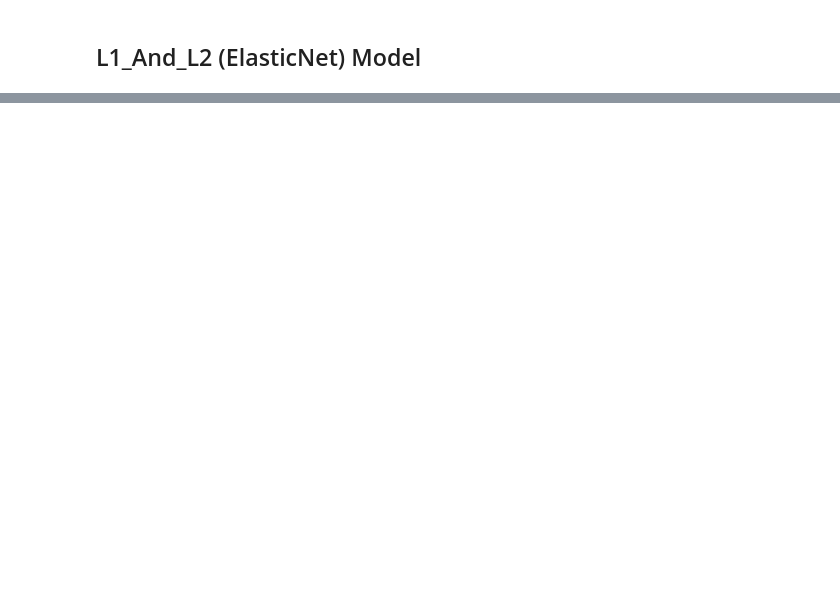
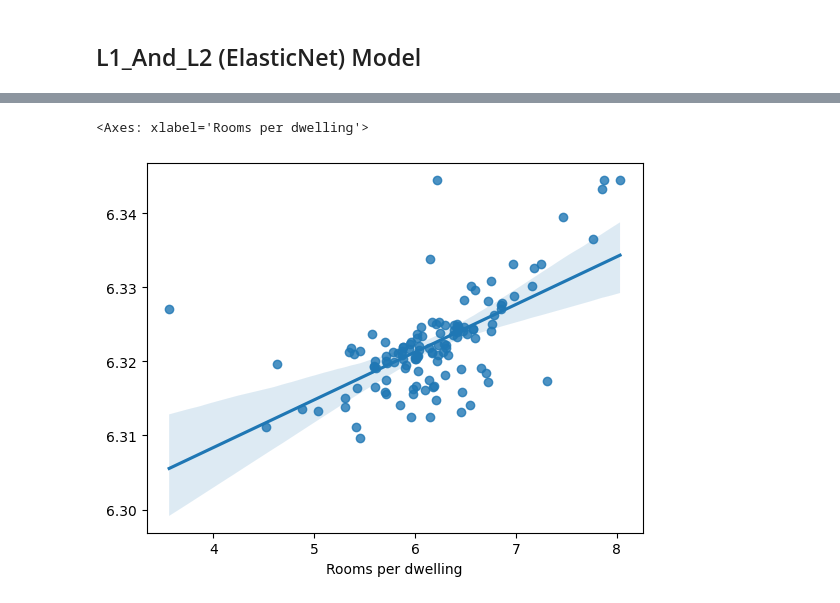
Before and after one commit to AnoopGeorge418/House-Price-Predictor, a Jupyter notebook: notebooks/Model_Building.ipynb, the cells around one changed output, grey strips where cells are left out. Saved outputs shown, nothing was run; the diff lists cells and outputs as text; code cells hidden in the pictures; blank space fills up the shorter version.

```diff
--- a/notebooks/Model_Building.ipynb
+++ b/notebooks/Model_Building.ipynb
@@ -180,0 +263,5 @@ elastic = ElasticNet()
+# %%
+sns.regplot(x = y_test, y = elastic_pred)
+# %% [output]
+<Axes: xlabel='Rooms per dwelling'>
+[figure, added]
```
Also changed, not shown: parts of 21 cells of this notebook.
